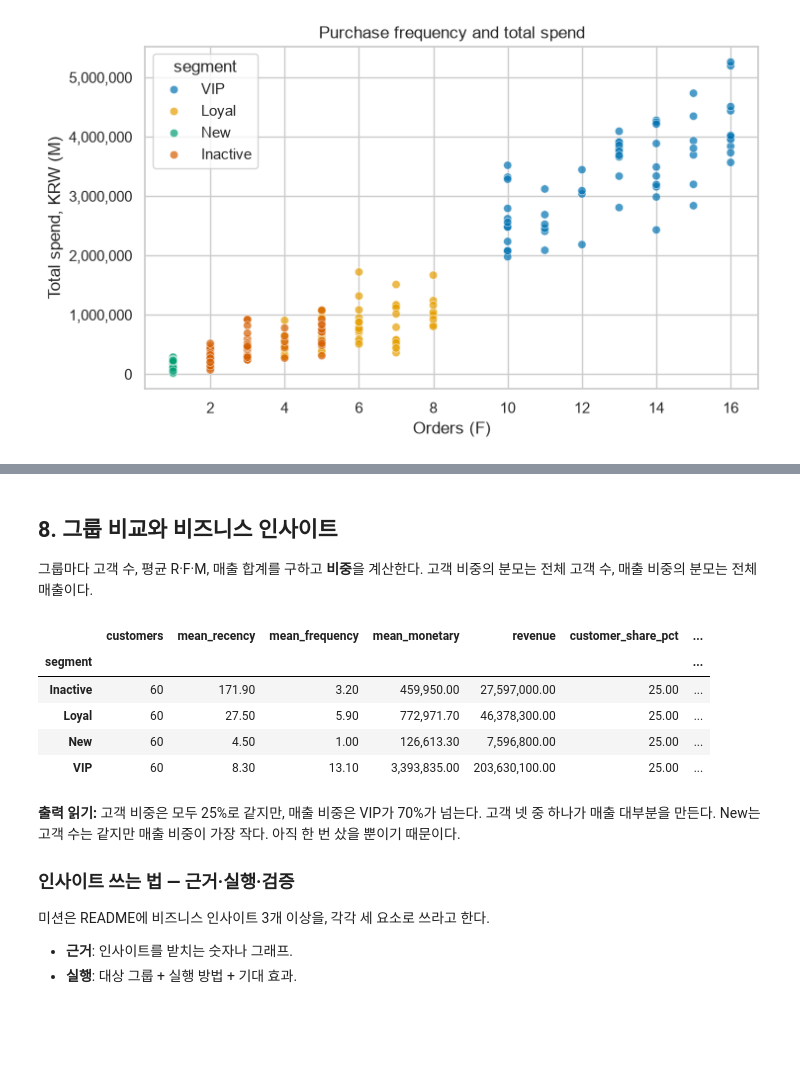
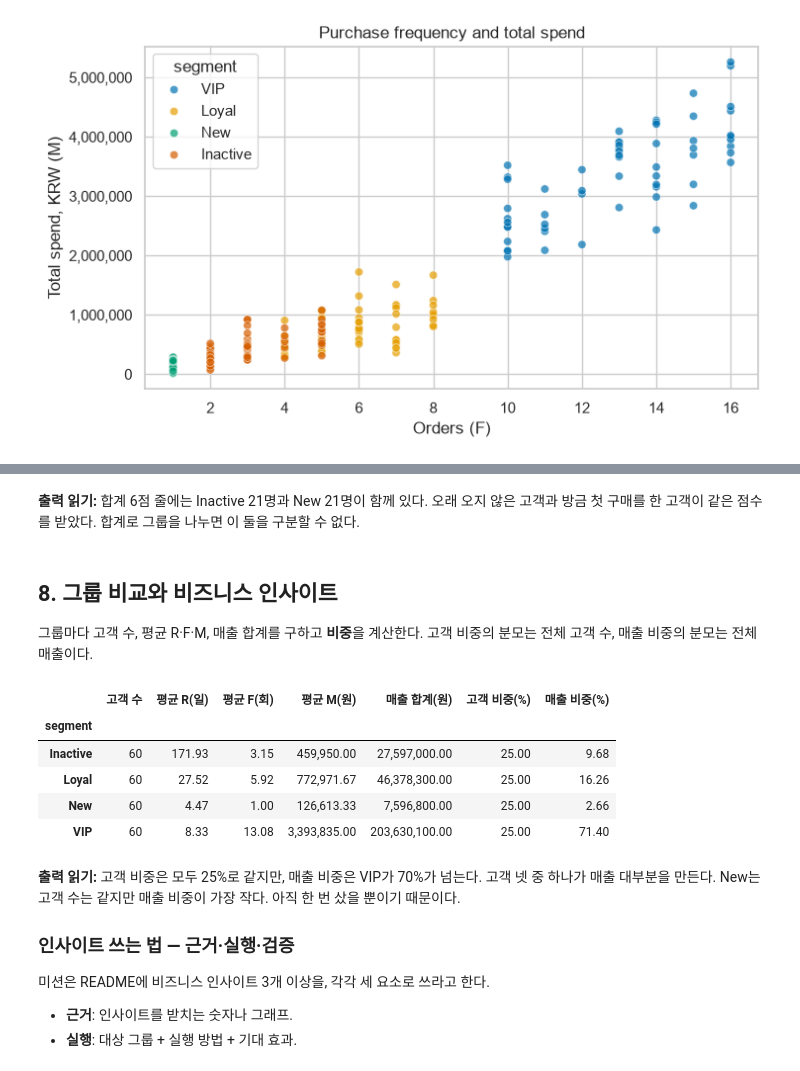
Before and after one commit to feelosophysics/codsaid, a Jupyter notebook: 02_Advanced/A1-1/notebooks/learning_walkthrough.ipynb, the cells around one changed output, grey strips where cells are left out. Drawn from its saved outputs; the diff is of its cells as text; code cells hidden in the pictures; blank space fills up the shorter version.

```diff
--- a/02_Advanced/A1-1/notebooks/learning_walkthrough.ipynb
+++ b/02_Advanced/A1-1/notebooks/learning_walkthrough.ipynb
@@ -103,0 +108,28 @@ print("상품 수:", products["product_id"].nunique())
+# %%
+column_meanings = {
+    "line_id": "거래 줄 ID. 행마다 하나",
+    "order_id": "주문 ID. 한 주문에 상품 여러 줄이 있을 수 있다",
+    "customer_id": "고객 ID",
+    "order_date": "주문 날짜",
+    "product_id": "상품 ID. 상품 표와 연결하는 열쇠",
+    "unit_price": "판매 단가(원). 상품 1개 가격",
+    "quantity": "수량(개)",
+    "amount": "결제 금액(원) = 단가 × 수량",
+    "country": "주문 국가 (KR, JP, US)",
+    "payment_method": "결제 수단 (Card, Transfer, Wallet)",
+    "shipping_days": "배송에 걸린 일수(일). 일부 비어 있음",
+    "product_name": "상품명. 일부 비어 있음",
+    "category": "카테고리 (Home, Fashion, Beauty, Electronics)",
+    "catalog_price": "상품 표에 적힌 정가(원). 일부 비어 있음",
+    "rating": "상품 평점(점). 일부 비어 있음",
+    "image_index": "이미지 배열에서 이 상품 사진의 위치 번호",
+}
+
+column_guide = pd.DataFrame({"뜻": column_meanings})
+column_guide["표"] = ["거래"] * 11 + ["상품"] * 5
+for column in column_guide.index:
+    table = transactions if column in transactions.columns else products
+    if pd.api.types.is_numeric_dtype(table[column]):
+        column_guide.loc[column, "최솟값"] = table[column].min()
+        column_guide.loc[column, "최댓값"] = table[column].max()
+display(column_guide.fillna(""))
@@ -387,0 +478,11 @@ plt.show()
+# %%
+values = np.array([0, 0, 100, 100])
+differences = values - values.mean()
+squared = differences ** 2
+variance = squared.mean()
+print("평균:", values.mean())
+print("1 평균과의 차이:", differences)
+print("2 제곱:", squared)
+print("3 제곱의 평균(분산):", variance)
+print("4 제곱근(표준편차):", np.sqrt(variance), " np.std:", values.std())
+print("[50, 50, 50, 50]의 표준편차:", np.std([50, 50, 50, 50]))
@@ -921,3 +1093,5 @@ plt.show()
+# %% [markdown]
+**출력 읽기:** 합계 6점 줄에는 Inactive 21명과 New 21명이 함께 있다. 오래 오지 않은 고객과 방금 첫 구매를 한 고객이 같은 점수를 받았다. 합계로 그룹을 나누면 이 둘을 구분할 수 없다.
 # %% [markdown]
 ## 8. 그룹 비교와 비즈니스 인사이트
 
@@ -925,21 +1099,24 @@ plt.show()
 # %%
 segment_summary = rfm.groupby("segment").agg(
     customers=("monetary", "size"),
     mean_recency=("recency", "mean"),
     mean_frequency=("frequency", "mean"),
     mean_monetary=("monetary", "mean"),
     revenue=("monetary", "sum"),
 )
 segment_summary["customer_share_pct"] = segment_summary["customers"] / segment_summary["customers"].sum() * 100
 segment_summary["revenue_share_pct"] = segment_summary["revenue"] / segment_summary["revenue"].sum() * 100
-display(segment_summary.round(1))
+summary_labels = {"customers": "고객 수", "mean_recency": "평균 R(일)", "mean_frequency": "평균 F(회)",
+                  "mean_monetary": "평균 M(원)", "revenue": "매출 합계(원)",
+                  "customer_share_pct": "고객 비중(%)", "revenue_share_pct": "매출 비중(%)"}
+display(segment_summary.rename(columns=summary_labels))
 # %% [output]
-|  | customers | mean_recency | mean_frequency | mean_monetary | revenue | customer_share_pct | ... |
-| segment |  |  |  |  |  |  | ... |
-| Inactive | 60 | 171.90 | 3.20 | 459,950.00 | 27,597,000.00 | 25.00 | ... |
-| Loyal | 60 | 27.50 | 5.90 | 772,971.70 | 46,378,300.00 | 25.00 | ... |
-| New | 60 | 4.50 | 1.00 | 126,613.30 | 7,596,800.00 | 25.00 | ... |
-| VIP | 60 | 8.30 | 13.10 | 3,393,835.00 | 203,630,100.00 | 25.00 | ... |
+|  | 고객 수 | 평균 R(일) | 평균 F(회) | 평균 M(원) | 매출 합계(원) | 고객 비중(%) | 매출 비중(%) |
+| segment |  |  |  |  |  |  |  |
+| Inactive | 60 | 171.93 | 3.15 | 459,950.00 | 27,597,000.00 | 25.00 | 9.68 |
+| Loyal | 60 | 27.52 | 5.92 | 772,971.67 | 46,378,300.00 | 25.00 | 16.26 |
+| New | 60 | 4.47 | 1.00 | 126,613.33 | 7,596,800.00 | 25.00 | 2.66 |
+| VIP | 60 | 8.33 | 13.08 | 3,393,835.00 | 203,630,100.00 | 25.00 | 71.40 |
 # %% [markdown]
 **출력 읽기:** 고객 비중은 모두 25%로 같지만, 매출 비중은 VIP가 70%가 넘는다. 고객 넷 중 하나가 매출 대부분을 만든다. New는 고객 수는 같지만 매출 비중이 가장 작다. 아직 한 번 샀을 뿐이기 때문이다.
 
```
Also changed, not shown: parts of 32 cells of this notebook, 1 other file.
